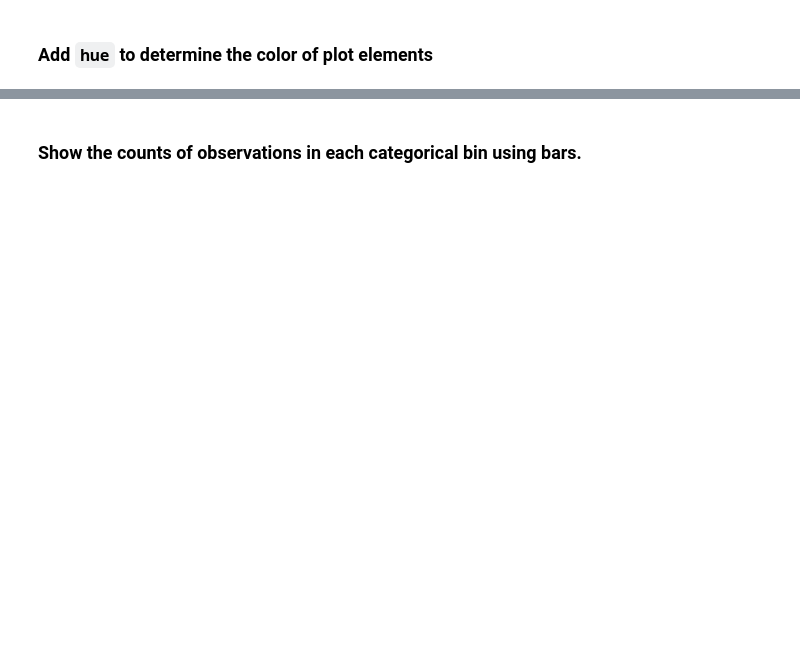
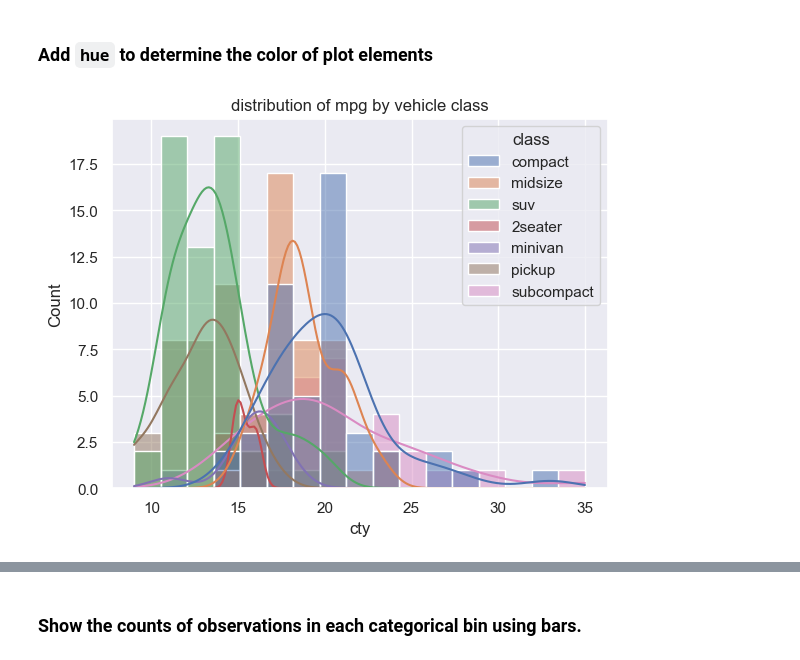
Before and after one commit to RioCasanova/Anaconda-Courses, a Jupyter notebook: data_visualization/03-understand-data-statistically.ipynb, the cells around one changed output, grey strips where cells are left out. Cells and saved outputs as stored; diff of their text form; code cells hidden in the pictures; blank space fills up the shorter version.

```diff
--- a/data_visualization/03-understand-data-statistically.ipynb
+++ b/data_visualization/03-understand-data-statistically.ipynb
@@ -60,5 +81,7 @@ sns.scatterplot(data=df, x='weight', y='mpg');
 # %% [markdown]
 ### Add `hue` to determine the color of plot elements
 # %%
-sns.histplot(data=df, x='mpg', kde=True, hue='origin').set(title='distribution of mpg by origin');
+sns.histplot(data=df, x='cty', kde=True, hue='class').set(title='distribution of mpg by vehicle class');
+# %% [output]
+[figure, added]
 # %%
```
Also changed, not shown: parts of 29 cells of this notebook, 1 other file.
